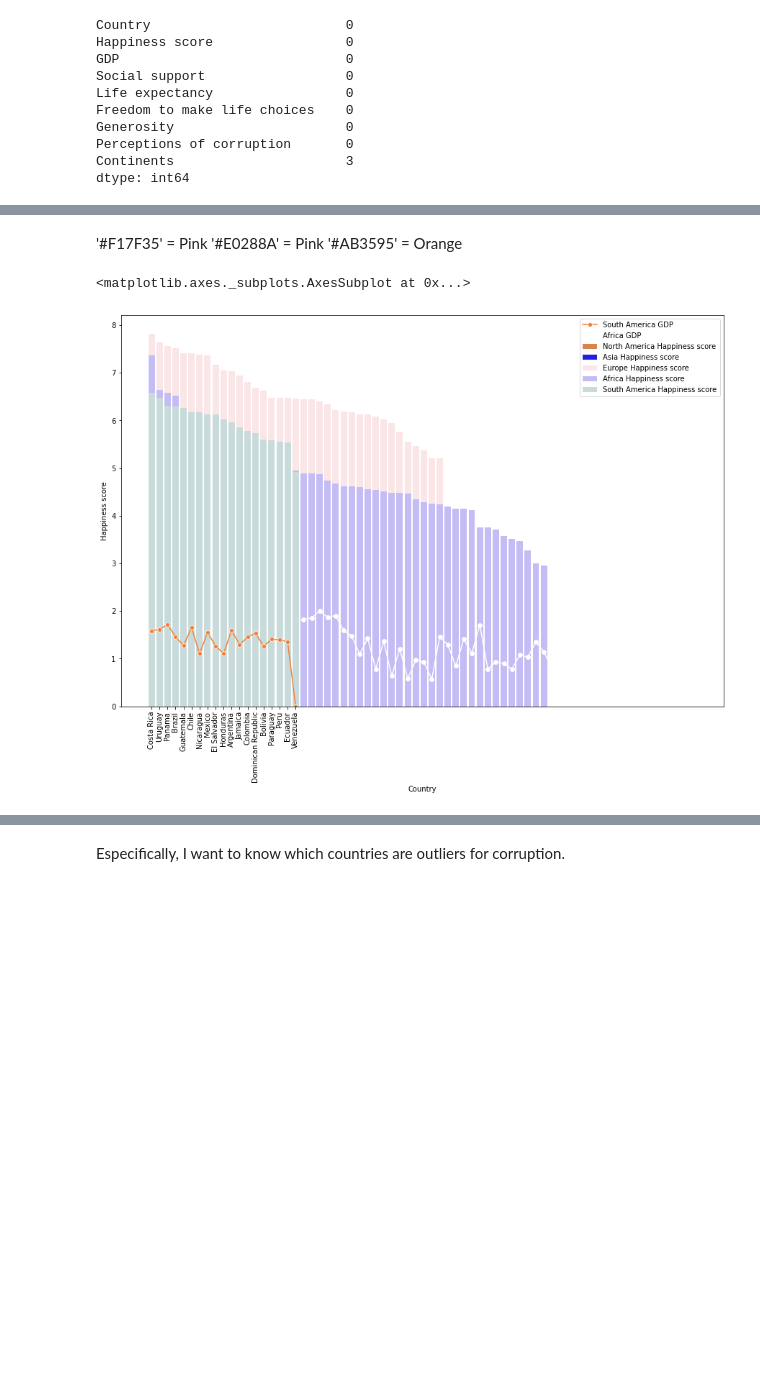
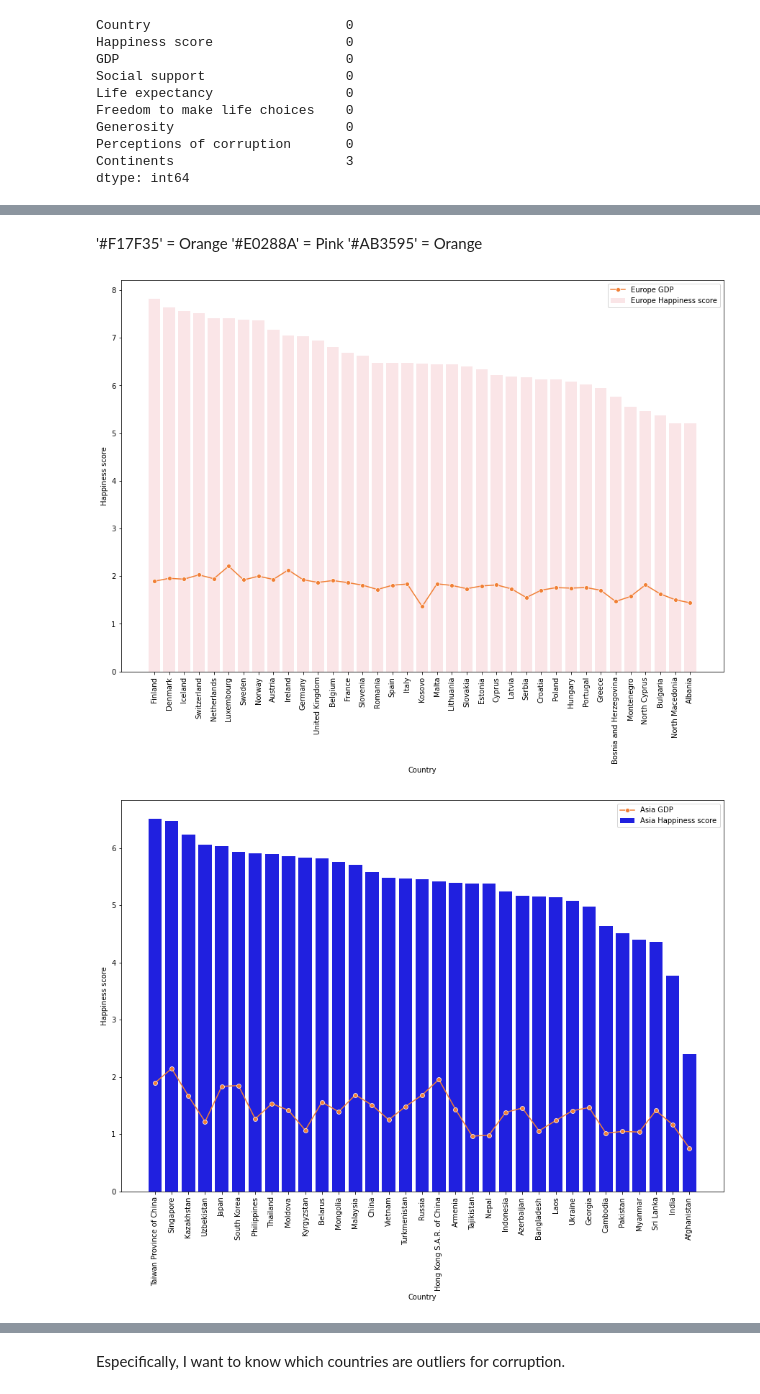
Before and after one commit to lauxpaux/HappinessResearch, a Jupyter notebook: HappinessDataExploration.ipynb, the cells around one changed output, grey strips where cells are left out. Drawn from its saved outputs; the diff is of its cells as text; code cells hidden in the pictures; blank space fills up the shorter version.

```diff
--- a/HappinessDataExploration.ipynb
+++ b/HappinessDataExploration.ipynb
@@ -355,24 +364,39 @@ Africa = cleaned_df.loc[cleaned_df['Continents'] == 'Africa']
 Europe = cleaned_df.loc[cleaned_df['Continents'] == 'Europe']
 # %% [markdown]
 
- '#F17F35' = Pink
+ '#F17F35' = Orange
  '#E0288A' = Pink
  '#AB3595' = Orange
 # %%
+#Europe
+plt.figure(figsize = (15, 10))
+plt.xticks(rotation = (90))
+sns.barplot(data=Europe, x='Country', y='Happiness score', label='Europe Happiness score', color='#FDE2E4')
+sns.lineplot(data=Europe, x='Country', y='GDP', marker='o', label='Europe GDP', color='#F17F35');
+
+#Asia
+plt.figure(figsize = (15, 10))
+plt.xticks(rotation = (90))
+sns.barplot(data=Asia, x='Country', y='Happiness score', label='Asia Happiness score', color='b')
+sns.lineplot(data=Asia, x='Country', y='GDP', marker='o', label='Asia GDP', color='#F17F35');
+
+#Africa
+plt.figure(figsize = (15, 10))
+plt.xticks(rotation = (90))
+sns.barplot(data=Africa, x='Country', y='Happiness score', label='Africa Happiness score', color='#BDB2FF')
+sns.lineplot(data=Africa, x='Country', y='GDP', marker='o', label='Africa GDP', color='w');
+
+#South America
+plt.figure(figsize = (15, 10))
+plt.xticks(rotation = (90))
+sns.barplot(data=SouthAmerica, x='Country', y='Happiness score', label='South America Happiness score', color='#C5DEDD')
+sns.lineplot(data=SouthAmerica, x='Country', y='GDP', marker='o', label='South America GDP', color='#F17F35');
+
+#North America
 plt.figure(figsize = (15, 10))
 plt.xticks(rotation = (90))
 sns.barplot(data=NorthAmerica, x='Country', y='Happiness score', label='North America Happiness score', color='#F17F35')
-sns.barplot(data=Asia, x='Country', y='Happiness score', label='Asia Happiness score', color='b')
-sns.barplot(data=Europe, x='Country', y='Happiness score', label='Europe Happiness score', color='#FDE2E4')
-
-
-sns.barplot(data=Africa, x='Country', y='Happiness score', label='Africa Happiness score', color='#BDB2FF')
-sns.barplot(data=SouthAmerica, x='Country', y='Happiness score', label='South America Happiness score', color='#C5DEDD')
-
-
-sns.lineplot(data=SouthAmerica, x='Country', y='GDP', marker='o', label='South America GDP', color='#F17F35');
-
-sns.lineplot(data=Africa, x='Country', y='GDP', marker='o', label='Africa GDP', color='w')
+sns.lineplot(data=NorthAmerica, x='Country', y='GDP', marker='o', label='North America GDP', color='#F17F35');
 # %% [output]
-<matplotlib.axes._subplots.AxesSubplot at 0x...>
-[figure, old version]
+[figure, new version]
+[figure, added]
```
Also changed, not shown: parts of 14 cells of this notebook.
